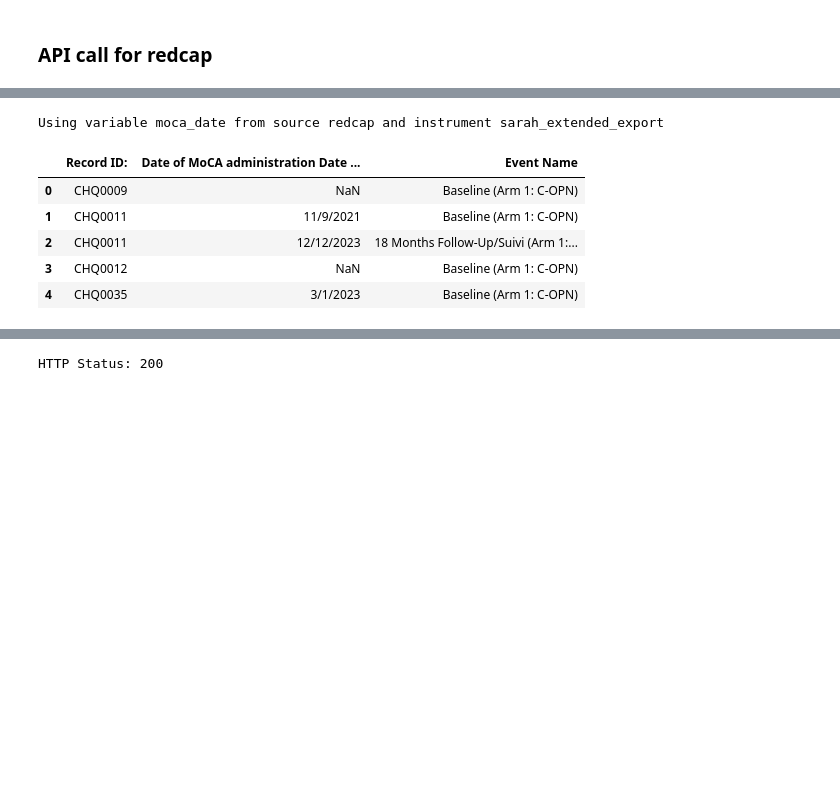
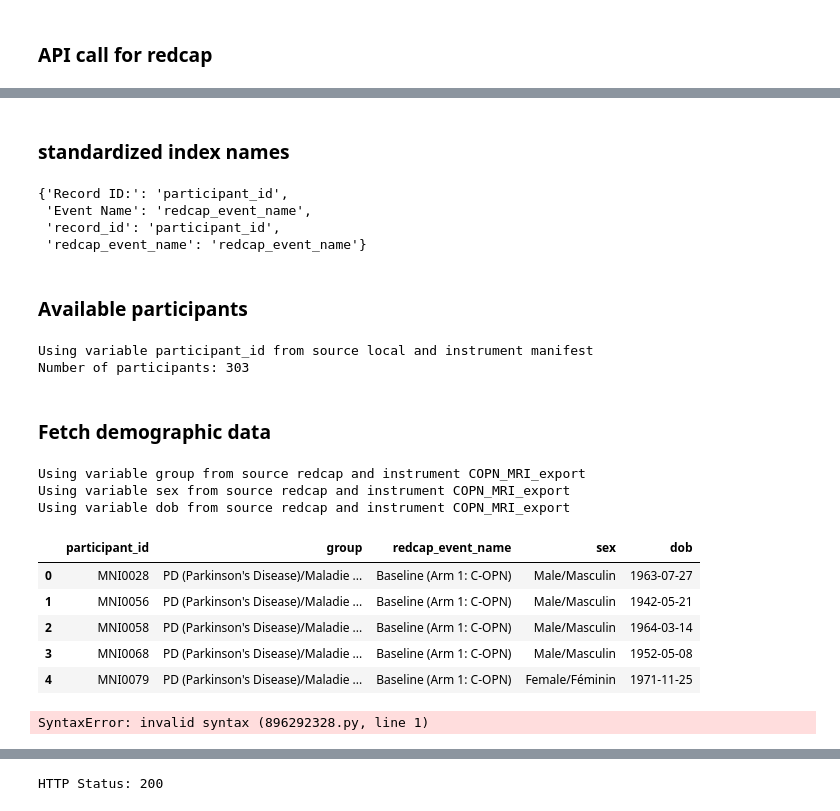
Before and after one commit to nipoppy/nipoppy, a Jupyter notebook: nipoppy/notebooks/tabular_merge.ipynb, the cells around one changed output, grey strips where cells are left out. Cells and saved outputs as stored; diff of their text form; code cells hidden in the pictures; blank space fills up the shorter version.

Commit message:
pheno json test complete

```diff
--- a/nipoppy/notebooks/tabular_merge.ipynb
+++ b/nipoppy/notebooks/tabular_merge.ipynb
@@ -109,19 +110,76 @@ Using variable dob from source local and instrument legacy_DOB
+# %% [markdown]
+### standardized index names
+# %%
+participant_id = 'participant_id'
+redcap_event_name = 'redcap_event_name'
+visit = 'visit'
+session = 'session'
+
+## redcap event name variations
+config_data = json.load(open(demo_config_json))
+data_sources = config_data['data_sources']
+redcap_data_sources = data_sources['redcap']
+
+redcap_field_name_map = {}
+
+for instrument in redcap_data_sources.keys():
+    index_cols = redcap_data_sources[instrument]['index_cols']
+    record_id = index_cols[0]
+    event_name = index_cols[1]
+
+    redcap_field_name_map[record_id] = participant_id
+    redcap_field_name_map[event_name] = redcap_event_name
+
+redcap_field_name_map
+# %% [output]
+{'Record ID:': 'participant_id',
+ 'Event Name': 'redcap_event_name',
+ 'record_id': 'participant_id',
+ 'redcap_event_name': 'redcap_event_name'}
+# %% [markdown]
+### Available participants
+# %%
+QPN_participants_df = get_available_data(demo_config_json,tabular_data_release_dir,"participant_id")
+QPN_participants = QPN_participants_df[participant_id].unique()
+n_participants = len(QPN_participants)
+print(f"Number of participants: {n_participants}")
+# %% [output]
+Using variable participant_id from source local and instrument manifest
+Number of participants: 303
+# %% [markdown]
+### Fetch demographic data
+# %%
+demo_vars = ["group", "sex", "dob"]
+# preferred_var_source = {"data_source":"local","instrument":"legacy_DOB"}
+
+demo_var_df = pd.DataFrame()
+for var in demo_vars:
+    _df = get_available_data(demo_config_json,tabular_data_release_dir,var)
+    _df = _df.rename(columns=redcap_field_name_map)
+    _df = _df[_df[participant_id].isin(QPN_participants)].copy()
+    if demo_var_df.empty:
+        demo_var_df = _df
+    else:
+        demo_var_df = pd.merge(demo_var_df, _df, on=[participant_id, redcap_event_name], how="outer")
+
+demo_var_df.head()
+# %% [output]
+Using variable group from source redcap and instrument COPN_MRI_export
+Using variable sex from source redcap and instrument COPN_MRI_export
+Using variable dob from source redcap and instrument COPN_MRI_export
+|  | participant_id | group | redcap_event_name | sex | dob |
+| 0 | MNI0028 | PD (Parkinson's Disease)/Maladie ... | Baseline (Arm 1: C-OPN) | Male/Masculin | 1963-07-27 |
+| 1 | MNI0056 | PD (Parkinson's Disease)/Maladie ... | Baseline (Arm 1: C-OPN) | Male/Masculin | 1942-05-21 |
+| 2 | MNI0058 | PD (Parkinson's Disease)/Maladie ... | Baseline (Arm 1: C-OPN) | Male/Masculin | 1964-03-14 |
+| 3 | MNI0068 | PD (Parkinson's Disease)/Maladie ... | Baseline (Arm 1: C-OPN) | Male/Masculin | 1952-05-08 |
+| 4 | MNI0079 | PD (Parkinson's Disease)/Maladie ... | Baseline (Arm 1: C-OPN) | Female/Féminin | 1971-11-25 |
 # %%
-config_json = "../workflow/tabular/pheno.json"
-
-DATASET_ROOT = "/home/nikhil/projects/Parkinsons/qpn/releases/Jan_2024/"
 var_name = "moca_date" #"diagnosis", "MRI_date", "updrs_score", "moca_score", "diagnosis_date", "updrs_date", "moca_date"
 
 # preferred_var_source = {"data_source":"redcap","instrument":"global_query"}
 
-var_df = get_available_data(config_json,DATASET_ROOT,var_name)
+var_df = get_available_data(pheno_config_json,tabular_data_release_dir,var_name)
 
 var_df.head()
 # %% [output]
-Using variable moca_date from source redcap and instrument sarah_extended_export
+SyntaxError: invalid syntax (896292328.py, line 1)
-|  | Record ID: | Date of MoCA administration Date ... | Event Name |
-| 0 | CHQ0009 | NaN | Baseline (Arm 1: C-OPN) |
-| 1 | CHQ0011 | 11/9/2021 | Baseline (Arm 1: C-OPN) |
-| 2 | CHQ0011 | 12/12/2023 | 18 Months Follow-Up/Suivi (Arm 1:... |
-| 3 | CHQ0012 | NaN | Baseline (Arm 1: C-OPN) |
-| 4 | CHQ0035 | 3/1/2023 | Baseline (Arm 1: C-OPN) |
```
Also changed, not shown: parts of 7 cells of this notebook, 2 other files.
